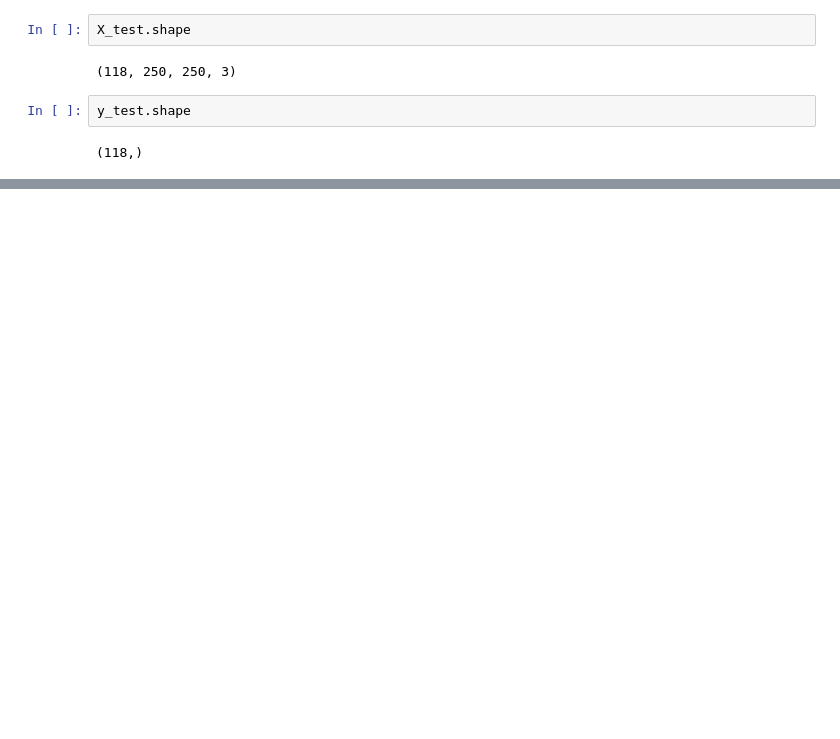
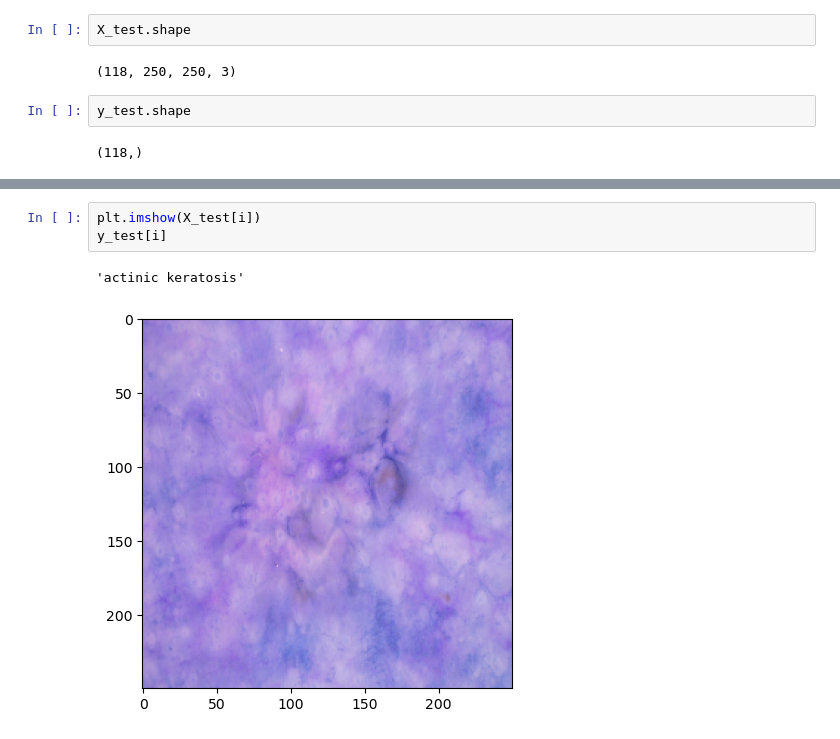
Before and after one commit to redayzarra/ml-skincancer-project, a Jupyter notebook: Skin_ Cancer_Classification.ipynb, the cells around one changed output, grey strips where cells are left out. Drawn from its saved outputs; the diff is of its cells as text; blank space fills up the shorter version.

```diff
--- a/Skin_ Cancer_Classification.ipynb
+++ b/Skin_ Cancer_Classification.ipynb
@@ -153,0 +166,6 @@ y_valid.shape
+# %%
+plt.imshow(X_test[i])
+y_test[i]
+# %% [output]
+'actinic keratosis'
+[figure, added]
```
Also changed, not shown: parts of 10 cells of this notebook.
